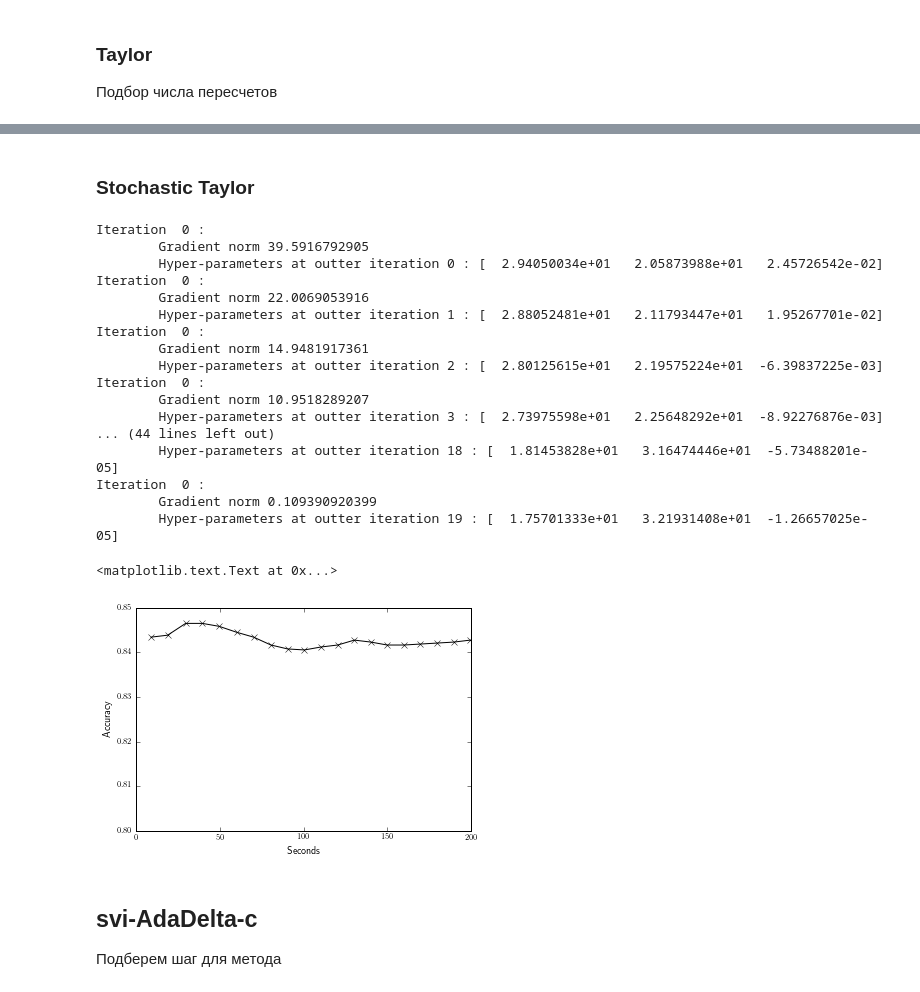
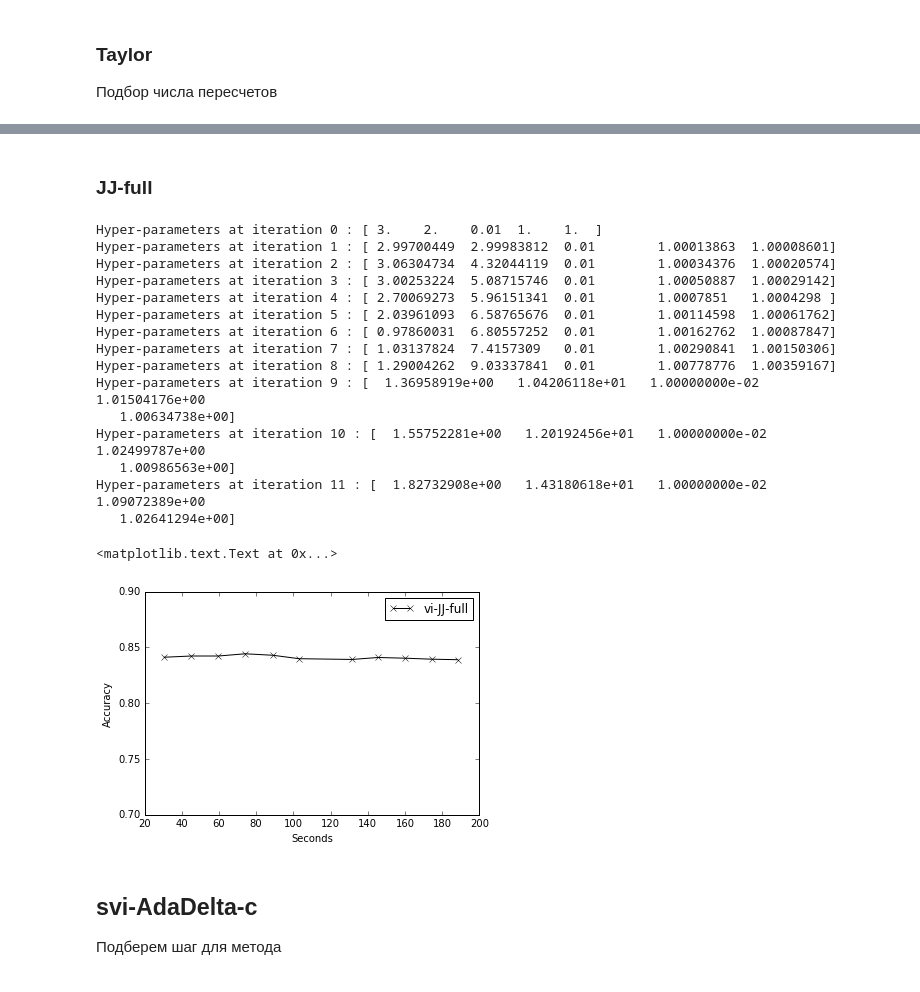
Before and after one commit to afcarl/CourseProject, a Jupyter notebook: Code/Experiments/vi_svi_classification/a8a.ipynb, the cells around one changed output, grey strips where cells are left out. Drawn from its saved outputs; the diff is of its cells as text; code cells hidden in the pictures.

```diff
--- a/Code/Experiments/vi_svi_classification/a8a.ipynb
+++ b/Code/Experiments/vi_svi_classification/a8a.ipynb
@@ -48,7 +47,7 @@ a8a
 # %% [markdown]
 ## K-Means cluster centers
 # %%
-ind_num = 300
+ind_num = 800
 print('Finding means...')
 means = KMeans(n_clusters=ind_num, n_init=3, max_iter=100, random_state=241)
 means.fit(x_tr.T)
@@ -62,7 +61,7 @@ with open('../plots/vi_vs_svi_class/'+ data_name +'_title.txt', 'w') as f:
     title = data_name + ' dataset, ' + 'n = ' + str(num) + ', d = ' + str(dim) + ', m = ' + str(ind_num)
     f.write(title)
 # %%
-cov_params = np.array([30., 20. , .01])
+cov_params = np.array([3., 2. , .01])
 # %% [markdown]
 ## svi-L-BFGS-B-c method
 # %%
@@ -249,40 +177,38 @@ plt.ylabel('Accuracy')
-# %% [markdown]
-### Stochastic Taylor
+# %% [markdown]
+### JJ-full
 # %%
 model_covariance_obj = SquaredExponential(np.copy(cov_params))
-vi_gp = GPC(model_covariance_obj, method='vi')
-opts = {'bound': 'Taylor', 'mode': 'adadelta', 'num_updates': 1, 'mydisp': True, 'print_freq': 1, 'step_rate': 1.,
-        'maxiter': 1, 'batch_size':1000}
-vi_res = vi_gp.fit(x_tr, y_tr, inputs=inputs, optimizer_options=opts, max_out_iter=20)
+vi_gp = GPC(model_covariance_obj, method='vi_full')
+opts = {'maxiter':10, 'mydisp': True}
+vi_res = vi_gp.fit(x_tr, y_tr, inputs=inputs, optimizer_options=opts)
 # %% [output]
-Iteration  0 :
-        Gradient norm 39.5916792905
-        Hyper-parameters at outter iteration 0 : [  2.94050034e+01   2.05873988e+01   2.45726542e-02]
-Iteration  0 :
-        Gradient norm 22.0069053916
-        Hyper-parameters at outter iteration 1 : [  2.88052481e+01   2.11793447e+01   1.95267701e-02]
-Iteration  0 :
-        Gradient norm 14.9481917361
-        Hyper-parameters at outter iteration 2 : [  2.80125615e+01   2.19575224e+01  -6.39837225e-03]
-Iteration  0 :
-        Gradient norm 10.9518289207
-        Hyper-parameters at outter iteration 3 : [  2.73975598e+01   2.25648292e+01  -8.92276876e-03]
-... (44 lines left out)
-        Hyper-parameters at outter iteration 18 : [  1.81453828e+01   3.16474446e+01  -5.73488201e-05]
-Iteration  0 :
-        Gradient norm 0.109390920399
-        Hyper-parameters at outter iteration 19 : [  1.75701333e+01   3.21931408e+01  -1.26657025e-05]
+Hyper-parameters at iteration 0 : [ 3.    2.    0.01  1.    1.  ]
+Hyper-parameters at iteration 1 : [ 2.99700449  2.99983812  0.01        1.00013863  1.00008601]
+Hyper-parameters at iteration 2 : [ 3.06304734  4.32044119  0.01        1.00034376  1.00020574]
+Hyper-parameters at iteration 3 : [ 3.00253224  5.08715746  0.01        1.00050887  1.00029142]
+Hyper-parameters at iteration 4 : [ 2.70069273  5.96151341  0.01        1.0007851   1.0004298 ]
+Hyper-parameters at iteration 5 : [ 2.03961093  6.58765676  0.01        1.00114598  1.00061762]
+Hyper-parameters at iteration 6 : [ 0.97860031  6.80557252  0.01        1.00162762  1.00087847]
+Hyper-parameters at iteration 7 : [ 1.03137824  7.4157309   0.01        1.00290841  1.00150306]
+Hyper-parameters at iteration 8 : [ 1.29004262  9.03337841  0.01        1.00778776  1.00359167]
+Hyper-parameters at iteration 9 : [  1.36958919e+00   1.04206118e+01   1.00000000e-02   1.01504176e+00
+   1.00634738e+00]
+Hyper-parameters at iteration 10 : [  1.55752281e+00   1.20192456e+01   1.00000000e-02   1.02499787e+00
+   1.00986563e+00]
+Hyper-parameters at iteration 11 : [  1.82732908e+00   1.43180618e+01   1.00000000e-02   1.09072389e+00
+   1.02641294e+00]
 # %%
-metric = lambda w: vi_gp.get_prediction_quality(w, x_test, y_test)
-vi_st_x_lst, vi_st_y_lst = vi_res.plot_performance(metric, 't', freq=1)
-plt.plot(vi_st_x_lst[1:], vi_st_y_lst[1:], '-kx', label='vi-means-c Stochastic')
-plt.ylim([.8, .85])
-# plt.legend()
+metric = lambda w: vi_gp.get_prediction_quality(w, x_tr, y_tr, x_test, y_test)
+vi_full_x_lst, vi_full_y_lst = vi_res.plot_performance(metric, 't', freq=1)
+plt.plot(vi_full_x_lst[1:], vi_full_y_lst[1:], '-kx', label='vi-JJ-full')
+# plt.plot(svi_x_lst[1:100], svi_y_lst[1:100], '-gx', label='svi-L-BFGS-B-c')
+plt.ylim([.7, .9])
+plt.legend()
 plt.xlabel('Seconds')
 plt.ylabel('Accuracy')
 # %% [output]
 <matplotlib.text.Text at 0x...>
-[figure, old version]
+[figure, new version]
 # %% [markdown]
 ## svi-AdaDelta-c
 Подберем шаг для метода
```
Also changed, not shown: parts of 28 cells of this notebook, 5 other files.
